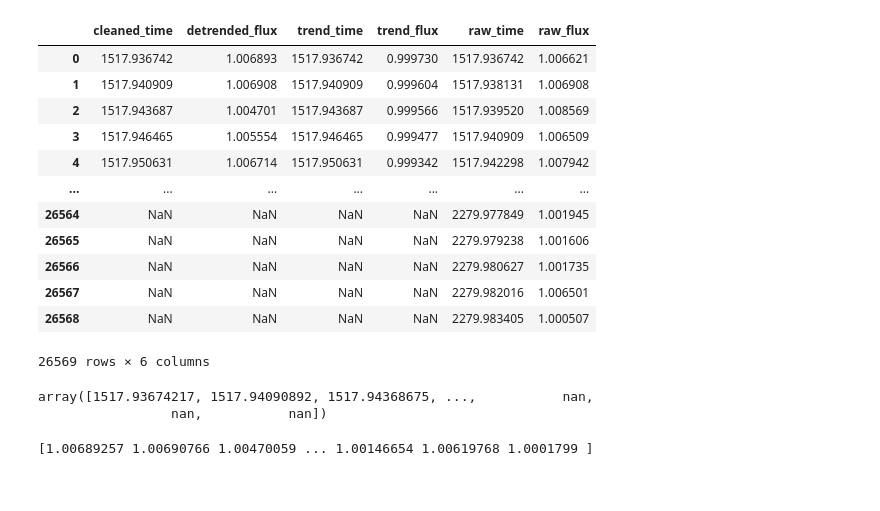
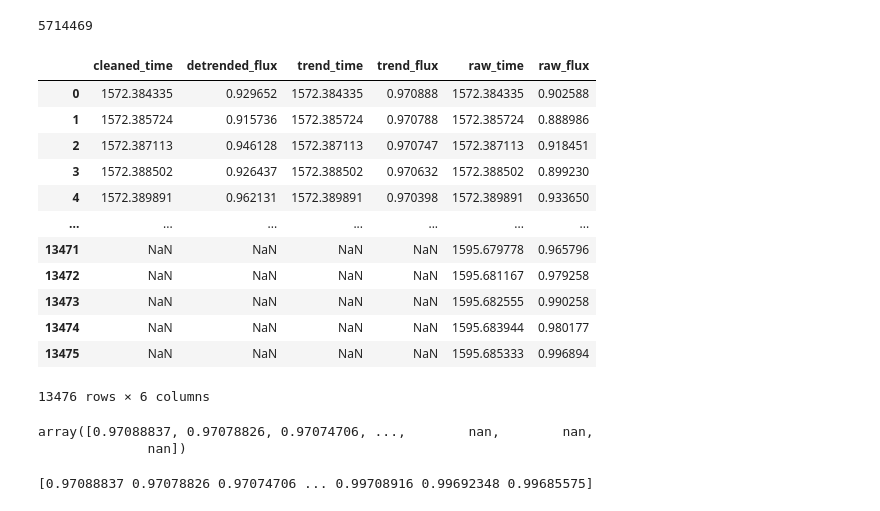
Before and after one commit to HarritonResearchLab/sunnyhills, a Jupyter notebook: personal_epochs/lucas/light_curve_plots.ipynb, the cells around one changed output. Cells and saved outputs as stored; diff of their text form; code cells hidden in the pictures.

```diff
--- a/personal_epochs/lucas/light_curve_plots.ipynb
+++ b/personal_epochs/lucas/light_curve_plots.ipynb
@@ -6,38 +6,49 @@ import numpy as np
 import pandas as pd
 # %%
 # read csv file
-df = pd.read_csv('/Users/lucaszhuang1210gmail.com/Documents/GitHub/sunnyhills/data/current/processed/two_min_lightcurves/TIC_1232360.csv')
+folder = '/Users/lucaszhuang1210gmail.com/Documents/GitHub/sunnyhills/data/current/processed/two_min_lightcurves'
+file = '/Users/lucaszhuang1210gmail.com/Documents/GitHub/sunnyhills/data/current/processed/two_min_lightcurves/TIC_5714469.csv'
+
+tic_id = file[file.rfind('_')+1:-4]
+print(tic_id)
+
+df = pd.read_csv(file)
 df
 # %% [output]
+5714469
 |  | cleaned_time | detrended_flux | trend_time | trend_flux | raw_time | raw_flux |
-| 0 | 1517.936742 | 1.006893 | 1517.936742 | 0.999730 | 1517.936742 | 1.006621 |
-| 1 | 1517.940909 | 1.006908 | 1517.940909 | 0.999604 | 1517.938131 | 1.006908 |
-| 2 | 1517.943687 | 1.004701 | 1517.943687 | 0.999566 | 1517.939520 | 1.008569 |
-| 3 | 1517.946465 | 1.005554 | 1517.946465 | 0.999477 | 1517.940909 | 1.006509 |
-| 4 | 1517.950631 | 1.006714 | 1517.950631 | 0.999342 | 1517.942298 | 1.007942 |
+| 0 | 1572.384335 | 0.929652 | 1572.384335 | 0.970888 | 1572.384335 | 0.902588 |
+| 1 | 1572.385724 | 0.915736 | 1572.385724 | 0.970788 | 1572.385724 | 0.888986 |
+| 2 | 1572.387113 | 0.946128 | 1572.387113 | 0.970747 | 1572.387113 | 0.918451 |
+| 3 | 1572.388502 | 0.926437 | 1572.388502 | 0.970632 | 1572.388502 | 0.899230 |
+| 4 | 1572.389891 | 0.962131 | 1572.389891 | 0.970398 | 1572.389891 | 0.933650 |
 | ... | ... | ... | ... | ... | ... | ... |
-| 26564 | NaN | NaN | NaN | NaN | 2279.977849 | 1.001945 |
-| 26565 | NaN | NaN | NaN | NaN | 2279.979238 | 1.001606 |
-| 26566 | NaN | NaN | NaN | NaN | 2279.980627 | 1.001735 |
-| 26567 | NaN | NaN | NaN | NaN | 2279.982016 | 1.006501 |
-| 26568 | NaN | NaN | NaN | NaN | 2279.983405 | 1.000507 |
+| 13471 | NaN | NaN | NaN | NaN | 1595.679778 | 0.965796 |
+| 13472 | NaN | NaN | NaN | NaN | 1595.681167 | 0.979258 |
+| 13473 | NaN | NaN | NaN | NaN | 1595.682555 | 0.990258 |
+| 13474 | NaN | NaN | NaN | NaN | 1595.683944 | 0.980177 |
+| 13475 | NaN | NaN | NaN | NaN | 1595.685333 | 0.996894 |
-26569 rows × 6 columns
+13476 rows × 6 columns
 # %%
 # read columns, turn into numpy arrays
 cleaned_time = np.array(df['cleaned_time'])
 detrended_flux = np.array(df['detrended_flux'])
+trend_time = np.array(df['trend_time'])
+trend_flux = np.array(df['trend_flux'])
 # %% [output]
-array([1517.93674217, 1517.94090892, 1517.94368675, ...,           nan,
-                 nan,           nan])
+array([0.97088837, 0.97078826, 0.97074706, ...,        nan,        nan,
+              nan])
 # %%
 # removing NaNs by masking
 mask = np.isfinite(detrended_flux)
 
 cleaned_time = cleaned_time[mask]
 detrended_flux = detrended_flux[mask]
+trend_time = trend_time[mask]
+trend_flux = trend_flux[mask]
 
-print(detrended_flux)
+print(trend_flux)
 # %% [output]
-[1.00689257 1.00690766 1.00470059 ... 1.00146654 1.00619768 1.0001799 ]
+[0.97088837 0.97078826 0.97074706 ... 0.99708916 0.99692348 0.99685575]
 # %%
 # all data are set, ready to graph
```
Also changed, not shown: parts of 2 cells of this notebook.
